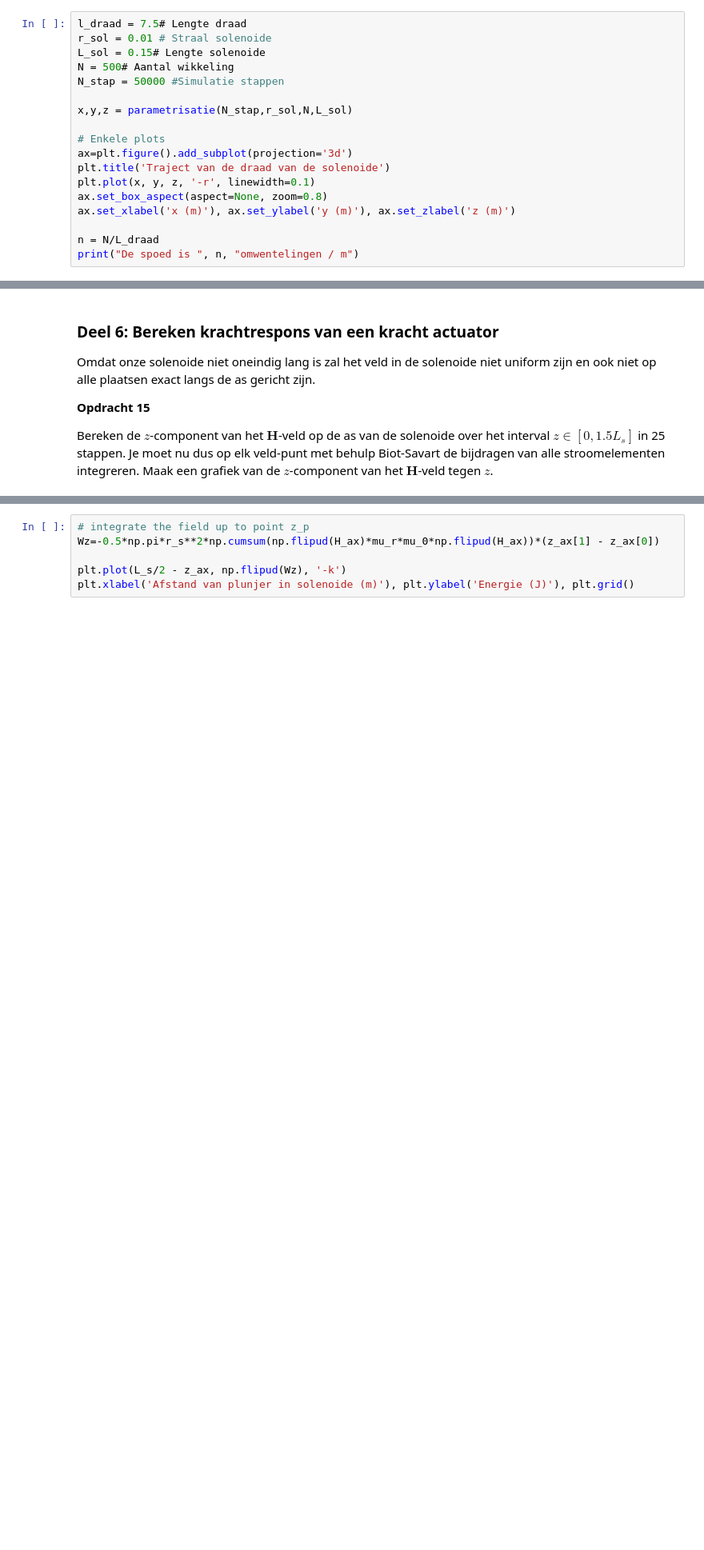
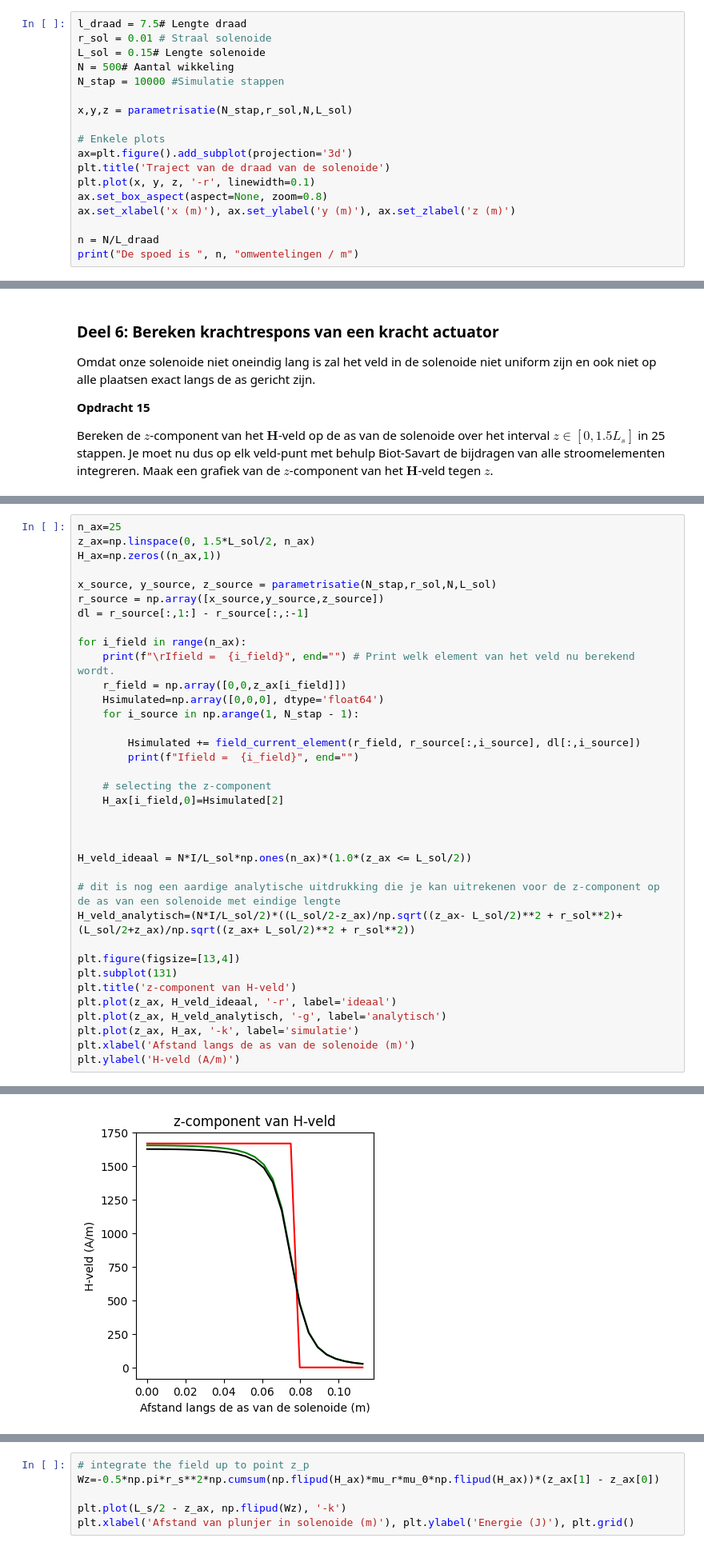
Before and after one commit to TijlGerritsen/opdrachten-DEF-D-TijlG, a Jupyter notebook: 2KrachtactuatorOpdracht/KrachtactuatorOpdracht.ipynb, the cells around one changed output, grey strips where cells are left out. Shown at 80% size. Drawn from its saved outputs; the diff is of its cells as text; blank space fills up the shorter version.

```diff
--- a/2KrachtactuatorOpdracht/KrachtactuatorOpdracht.ipynb
+++ b/2KrachtactuatorOpdracht/KrachtactuatorOpdracht.ipynb
@@ -489,7 +489,7 @@ l_draad = 7.5# Lengte draad
 r_sol = 0.01 # Straal solenoide
 L_sol = 0.15# Lengte solenoide
 N = 500# Aantal wikkeling
-N_stap = 50000 #Simulatie stappen
+N_stap = 10000 #Simulatie stappen
 
 x,y,z = parametrisatie(N_stap,r_sol,N,L_sol)
 
@@ -606,0 +574,37 @@ NameError: name 'aantal_omwent' is not defined
+# %%
+n_ax=25
+z_ax=np.linspace(0, 1.5*L_sol/2, n_ax)
+H_ax=np.zeros((n_ax,1))
+
+x_source, y_source, z_source = parametrisatie(N_stap,r_sol,N,L_sol)
+r_source = np.array([x_source,y_source,z_source])
+dl = r_source[:,1:] - r_source[:,:-1]
+
+for i_field in range(n_ax):
+    print(f"\rIfield =  {i_field}", end="") # Print welk element van het veld nu berekend wordt.
+    r_field = np.array([0,0,z_ax[i_field]])
+    Hsimulated=np.array([0,0,0], dtype='float64')
+    for i_source in np.arange(1, N_stap - 1):
+
+        Hsimulated += field_current_element(r_field, r_source[:,i_source], dl[:,i_source])
+        print(f"Ifield =  {i_field}", end="")
+
+    # selecting the z-component
+    H_ax[i_field,0]=Hsimulated[2]
+
+
+
+H_veld_ideaal = N*I/L_sol*np.ones(n_ax)*(1.0*(z_ax <= L_sol/2))
+
+# dit is nog een aardige analytische uitdrukking die je kan uitrekenen voor de z-component op de as van een solenoide met eindige lengte
+H_veld_analytisch=(N*I/L_sol/2)*((L_sol/2-z_ax)/np.sqrt((z_ax- L_sol/2)**2 + r_sol**2)+(L_sol/2+z_ax)/np.sqrt((z_ax+ L_sol/2)**2 + r_sol**2))
+
+plt.figure(figsize=[13,4])
+plt.subplot(131)
+plt.title('z-component van H-veld')
+plt.plot(z_ax, H_veld_ideaal, '-r', label='ideaal')
+plt.plot(z_ax, H_veld_analytisch, '-g', label='analytisch')
+plt.plot(z_ax, H_ax, '-k', label='simulatie')
+plt.xlabel('Afstand langs de as van de solenoide (m)')
+plt.ylabel('H-veld (A/m)')
+# %% [output]
@@ -607,3 +613,4 @@ NameError: name 'aantal_omwent' is not defined
+[figure, added]
 # %% [markdown]
 We gaan de solenoide nu gebruiken voor onze krachtactuator. Daarvoor gaan we opnieuw de energie in het magnetisch veld berekenen, maar nu met het numerieke resultaat voor een eindige lengte solenoide. We gaan hier nu een aantal aannames maken:
 * We nemen aan het veld alleen een $z$-component heeft en niet afhangt van de afstand tot de solenoide as
```
Also changed, not shown: parts of 2 cells of this notebook.
